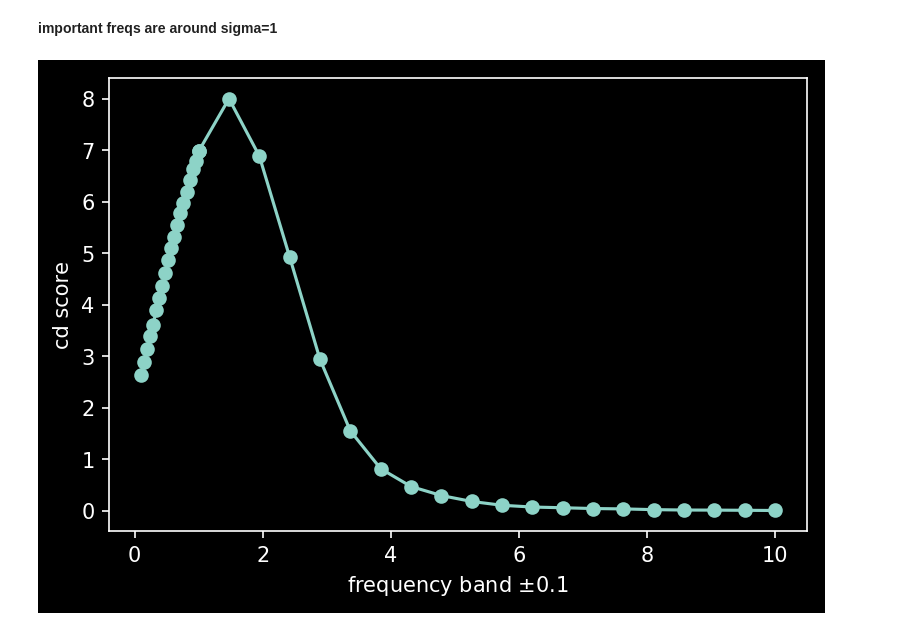
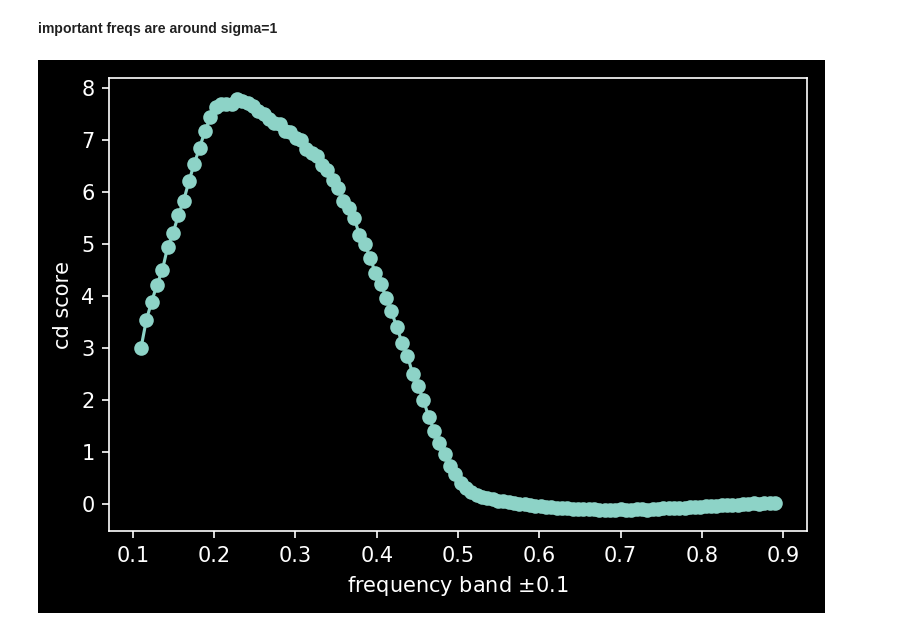
Before and after one commit to Yu-Group/adaptive-wavelets, a Jupyter notebook: experiments/mnist_freq.ipynb, the cells around one changed output. Drawn from its saved outputs; the diff is of its cells as text; code cells hidden in the pictures.

```diff
--- a/experiments/mnist_freq.ipynb
+++ b/experiments/mnist_freq.ipynb
@@ -82,12 +82,21 @@ class Transforms:
             lower_freqs = gaussian_filter(x, sigma=self.sigma + delta)
             higher_freqs = gaussian_filter(x, sigma=self.sigma - delta)
             out = higher_freqs - lower_freqs
-            return torch.Tensor(out).reshape(1, 1, 28 , 28)
+            return torch.Tensor(out).reshape(1, 1, 28, 28)
         else:
             lower_freqs = gaussian_filter(x, sigma=self.sigma + delta)
             higher_freqs = gaussian_filter(x, sigma=self.sigma - delta)
             out = higher_freqs - lower_freqs
             return out
+    def alan_bandpass_filter(self, x, delta=0.05): #low, high):
+        low = self.sigma - delta
+        high = self.sigma + delta
+        if 'Tensor' in str(type(x)):
+            x = x.cpu().numpy().squeeze()
+            out = alan_bandpass_filter(x, cutoff_low=low, cutoff_high=high)
+            return torch.Tensor(out).reshape(1, 1, 28, 28)
+        return alan_bandpass_filter(x, cutoff_low=low, cutoff_high=high)
+
 t = Transforms()
 # %%
 t.sigma = 5e-1
@@ -151,24 +163,26 @@ plt.show()
 # %% [markdown]
 **important freqs are around sigma=1**
 # %%
+# transform = t.gaussian_filter
+transform = t.alan_bandpass_filter
 class_num = 4
 scores = []
-nums = np.linspace(1, 10, 20) #np.array([1, 1.5, 2, 2.5, 3.5, 5, 7.5])
-sigmas = []
-for mult in [1e-1, 1e0]:
-    sigmas += list(mult * nums)
-for sigma in sigmas:
+# nums = np.linspace(0.1, 10, 20) #np.array([1, 1.5, 2, 2.5, 3.5, 5, 7.5])
+sigmas = np.linspace(0.11, 0.89, 120)
+# for mult in [1e-1, 1e0]:
+#     sigmas += list(mult * nums)
+for sigma in tqdm(sigmas):
     t.sigma = sigma
     score = cd.cd(im_torch, model, mask=None, model_type='mnist',
-          device='cuda', transform=t.bandpass_filter)[0].flatten()[class_num].item()
+          device='cuda', transform=transform)[0].flatten()[class_num].item()
     scores.append(score)
 
 # plot
 plt.figure(dpi=150)
 plt.plot(sigmas, scores, 'o-')
 plt.xlabel('frequency band $\pm 0.1$')
 # plt.xscale('log')
 plt.ylabel('cd score')
 plt.show()
 # %% [output]
-[figure, old version]
+[figure, new version]
```
Also changed, not shown: parts of 3 cells of this notebook, 1 other file.
